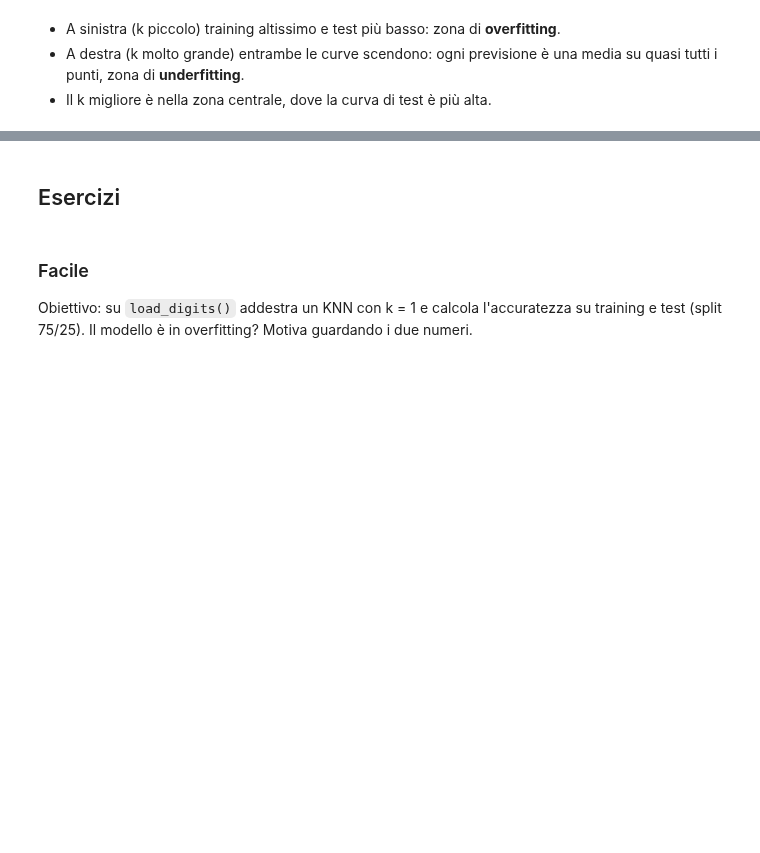
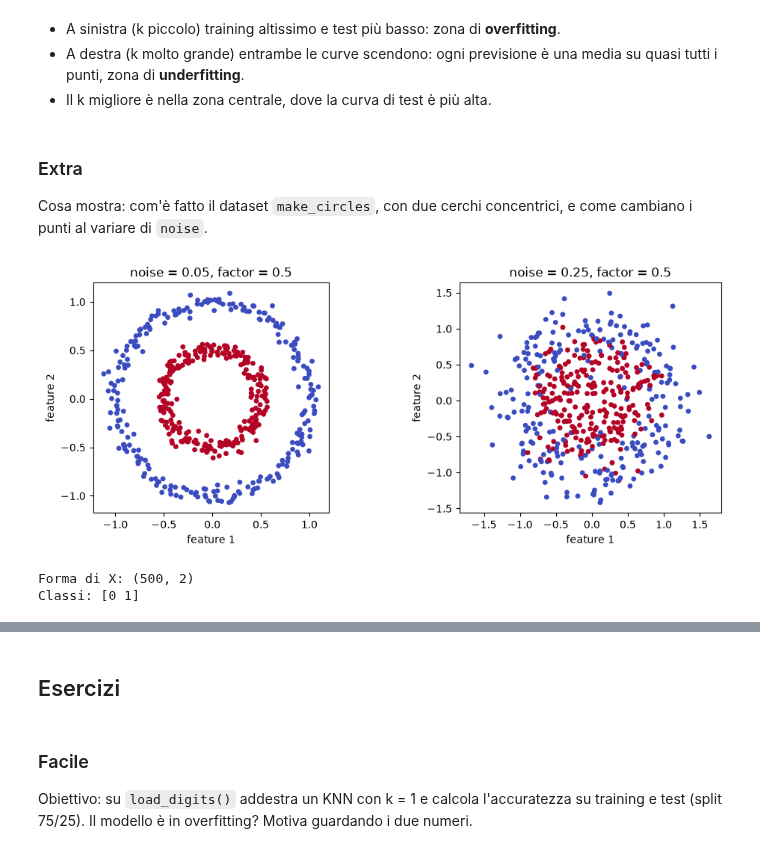
Before and after one commit to MaSTERmIKK/Aula_PythonAi_Ottobre, a Jupyter notebook: CorsoIt/14_Lunedi_26/giorno-1-fondamenti-ml.ipynb, the cells around one changed output, grey strips where cells are left out. Drawn from its saved outputs; the diff is of its cells as text; code cells hidden in the pictures; blank space fills up the shorter version.

```diff
--- a/CorsoIt/14_Lunedi_26/giorno-1-fondamenti-ml.ipynb
+++ b/CorsoIt/14_Lunedi_26/giorno-1-fondamenti-ml.ipynb
@@ -1365,3 +1369,27 @@ plt.show()
 - A sinistra (k piccolo) training altissimo e test più basso: zona di **overfitting**.
 - A destra (k molto grande) entrambe le curve scendono: ogni previsione è una media su quasi tutti i punti, zona di **underfitting**.
 - Il k migliore è nella zona centrale, dove la curva di test è più alta.
+# %% [markdown]
+### Extra
+Cosa mostra: com'è fatto il dataset `make_circles`, con due cerchi concentrici, e come cambiano i punti al variare di `noise`.
+# %%
+import numpy as np
+import matplotlib.pyplot as plt
+from sklearn.datasets import make_circles
+
+fig, axes = plt.subplots(1, 2, figsize=(12, 4))
+for ax, rumore in zip(axes, [0.05, 0.25]):
+    X, y = make_circles(n_samples=500, noise=rumore, factor=0.5, random_state=0)
+    ax.scatter(X[:, 0], X[:, 1], c=y, cmap="coolwarm", s=15)   # colore = classe
+    ax.set_title(f"noise = {rumore}, factor = 0.5")
+    ax.set_xlabel("feature 1")
+    ax.set_ylabel("feature 2")
+    ax.set_aspect("equal")
+plt.show()
+
+print("Forma di X:", X.shape)
+print("Classi:", np.unique(y))
+# %% [output]
+[figure, added]
+Forma di X: (500, 2)
+Classi: [0 1]
```
Also changed, not shown: parts of 11 cells of this notebook.
